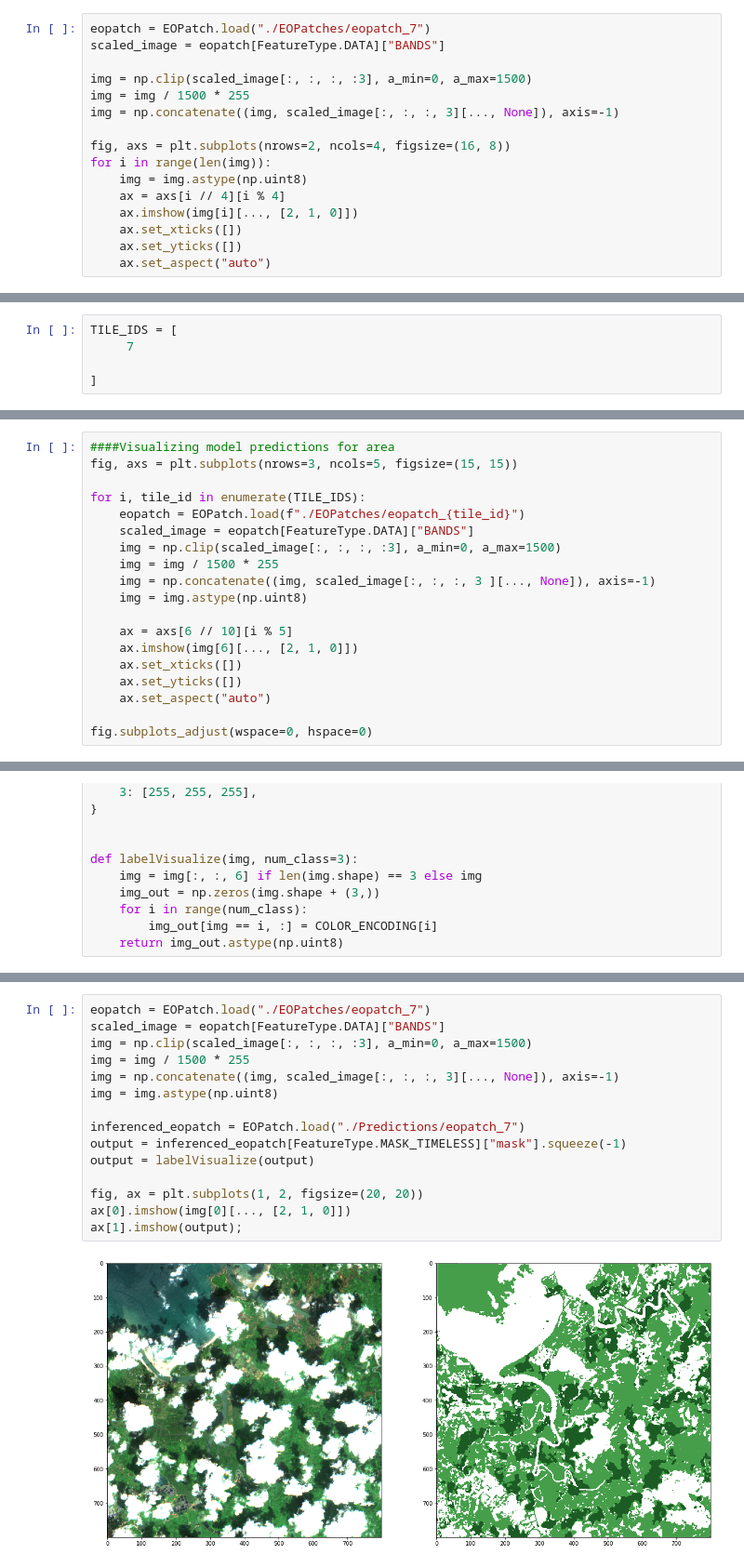
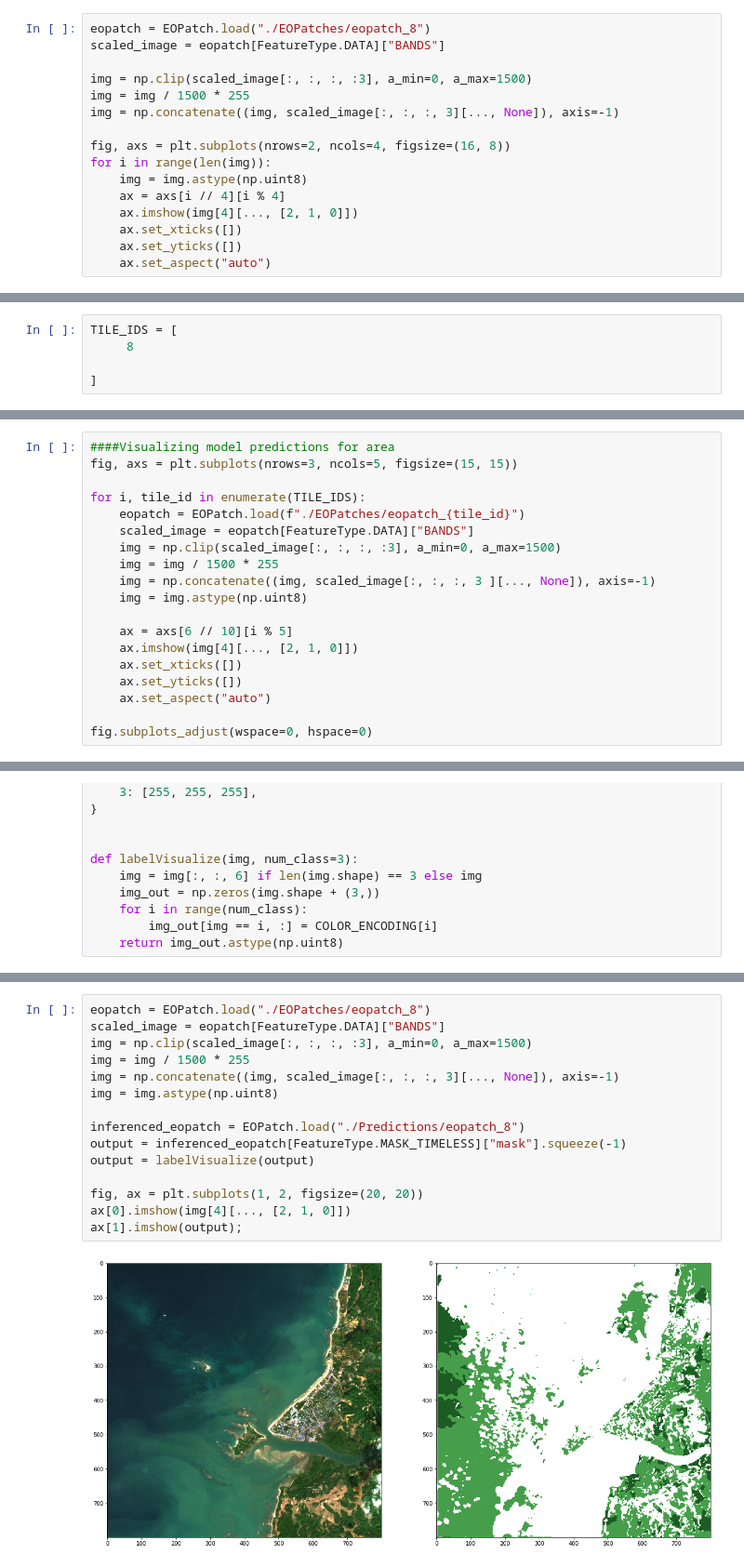
Before and after one commit to FaithHardie/eo-learn-examples, a Jupyter notebook: forest-map/Myanmar.ipynb, the cells around one changed output, grey strips where cells are left out. Shown at 93% size. Drawn from its saved outputs; the diff is of its cells as text.

```diff
--- a/forest-map/Myanmar.ipynb
+++ b/forest-map/Myanmar.ipynb
@@ -152,7 +153,7 @@ for idx in TILE_IDS:
         }
     )
 # %%
-eopatch = EOPatch.load("./EOPatches/eopatch_7")
+eopatch = EOPatch.load("./EOPatches/eopatch_8")
 scaled_image = eopatch[FeatureType.DATA]["BANDS"]
 
 img = np.clip(scaled_image[:, :, :, :3], a_min=0, a_max=1500)
@@ -163,7 +164,7 @@ fig, axs = plt.subplots(nrows=2, ncols=4, figsize=(16, 8))
 for i in range(len(img)):
     img = img.astype(np.uint8)
     ax = axs[i // 4][i % 4]
-    ax.imshow(img[i][..., [2, 1, 0]])
+    ax.imshow(img[4][..., [2, 1, 0]])
     ax.set_xticks([])
     ax.set_yticks([])
     ax.set_aspect("auto")
@@ -293,7 +294,7 @@ save_inference_node = EONode(save_inference_task, inputs=[inference_node])
 inference_workflow = EOWorkflow([load_node, inference_node, save_inference_node])
 # %%
 TILE_IDS = [
-     7
+     8
 
 ]
 # %%
@@ -317,7 +318,7 @@ for i, tile_id in enumerate(TILE_IDS):
     img = img.astype(np.uint8)
 
     ax = axs[6 // 10][i % 5]
-    ax.imshow(img[6][..., [2, 1, 0]])
+    ax.imshow(img[4][..., [2, 1, 0]])
     ax.set_xticks([])
     ax.set_yticks([])
     ax.set_aspect("auto")
@@ -374,17 +375,17 @@ fig.subplots_adjust(wspace=0, hspace=0)
 # %%
-eopatch = EOPatch.load("./EOPatches/eopatch_7")
+eopatch = EOPatch.load("./EOPatches/eopatch_8")
 scaled_image = eopatch[FeatureType.DATA]["BANDS"]
 img = np.clip(scaled_image[:, :, :, :3], a_min=0, a_max=1500)
 img = img / 1500 * 255
 img = np.concatenate((img, scaled_image[:, :, :, 3][..., None]), axis=-1)
 img = img.astype(np.uint8)
 
-inferenced_eopatch = EOPatch.load("./Predictions/eopatch_7")
+inferenced_eopatch = EOPatch.load("./Predictions/eopatch_8")
 output = inferenced_eopatch[FeatureType.MASK_TIMELESS]["mask"].squeeze(-1)
 output = labelVisualize(output)
 
 fig, ax = plt.subplots(1, 2, figsize=(20, 20))
-ax[0].imshow(img[0][..., [2, 1, 0]])
+ax[0].imshow(img[4][..., [2, 1, 0]])
 ax[1].imshow(output);
 # %% [output]
-[figure, old version]
+[figure, new version]
```
Also changed, not shown: parts of 6 cells of this notebook, 1 other file.
